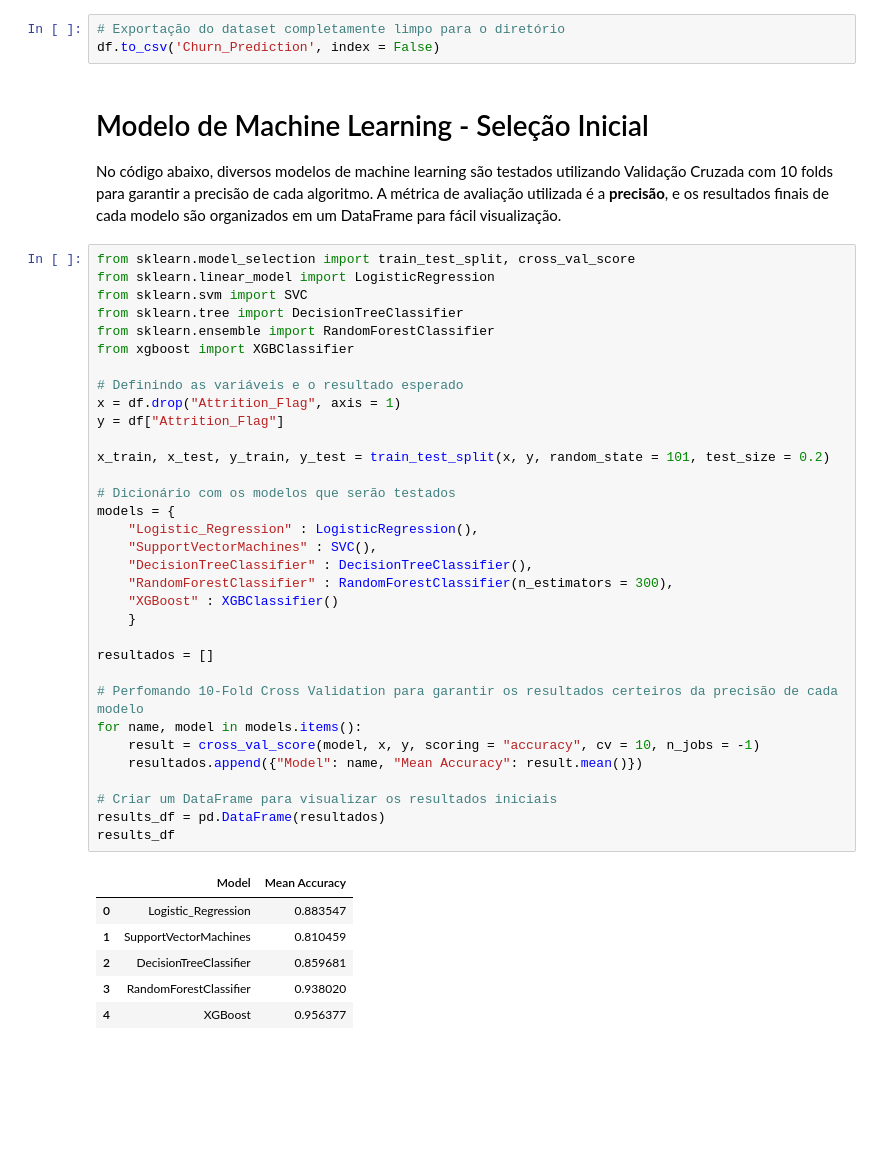
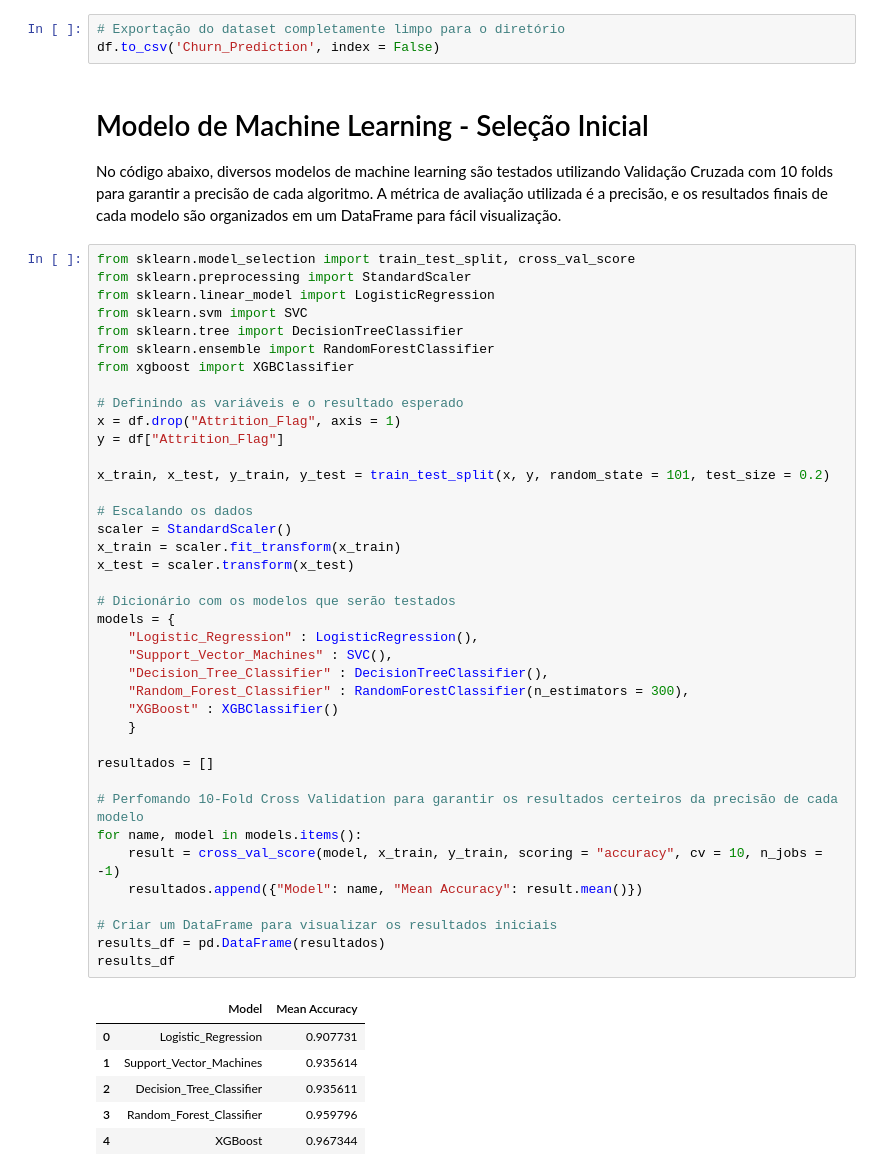
Before and after one commit to Ang3k/Exploracao-Preditiva-de-Dados-para-Churn-de-Clientes-Bancarios-com-Machine-Learning, a Jupyter notebook: Project_Prototype.ipynb, the cells around one changed output. Drawn from its saved outputs; the diff is of its cells as text; blank space fills up the shorter version.

```diff
--- a/Project_Prototype.ipynb
+++ b/Project_Prototype.ipynb
@@ -300,44 +300,50 @@ df[natural_rankings] = encoder.fit_transform(df[natural_rankings])
 df.to_csv('Churn_Prediction', index = False)
 # %% [markdown]
 # Modelo de Machine Learning - Seleção Inicial
-No código abaixo, diversos modelos de machine learning são testados utilizando Validação Cruzada com 10 folds para garantir a precisão de cada algoritmo. A métrica de avaliação utilizada é a **precisão**, e os resultados finais de cada modelo são organizados em um DataFrame para fácil visualização.
+No código abaixo, diversos modelos de machine learning são testados utilizando Validação Cruzada com 10 folds para garantir a precisão de cada algoritmo. A métrica de avaliação utilizada é a precisão, e os resultados finais de cada modelo são organizados em um DataFrame para fácil visualização.
 # %%
 from sklearn.model_selection import train_test_split, cross_val_score
+from sklearn.preprocessing import StandardScaler
 from sklearn.linear_model import LogisticRegression
 from sklearn.svm import SVC
 from sklearn.tree import DecisionTreeClassifier
 from sklearn.ensemble import RandomForestClassifier
 from xgboost import XGBClassifier
 
 # Definindo as variáveis e o resultado esperado
 x = df.drop("Attrition_Flag", axis = 1)
 y = df["Attrition_Flag"]
 
 x_train, x_test, y_train, y_test = train_test_split(x, y, random_state = 101, test_size = 0.2)
 
+# Escalando os dados
+scaler = StandardScaler()
+x_train = scaler.fit_transform(x_train)
+x_test = scaler.transform(x_test)
+
 # Dicionário com os modelos que serão testados
 models = {
     "Logistic_Regression" : LogisticRegression(),
-    "SupportVectorMachines" : SVC(),
-    "DecisionTreeClassifier" : DecisionTreeClassifier(),
-    "RandomForestClassifier" : RandomForestClassifier(n_estimators = 300),
+    "Support_Vector_Machines" : SVC(),
+    "Decision_Tree_Classifier" : DecisionTreeClassifier(),
+    "Random_Forest_Classifier" : RandomForestClassifier(n_estimators = 300),
     "XGBoost" : XGBClassifier()
     }
 
 resultados = []
 
 # Perfomando 10-Fold Cross Validation para garantir os resultados certeiros da precisão de cada modelo
 for name, model in models.items():
-    result = cross_val_score(model, x, y, scoring = "accuracy", cv = 10, n_jobs = -1)
+    result = cross_val_score(model, x_train, y_train, scoring = "accuracy", cv = 10, n_jobs = -1)
     resultados.append({"Model": name, "Mean Accuracy": result.mean()})
 
 # Criar um DataFrame para visualizar os resultados iniciais
 results_df = pd.DataFrame(resultados)
 results_df
 # %% [output]
 |  | Model | Mean Accuracy |
-| 0 | Logistic_Regression | 0.883547 |
-| 1 | SupportVectorMachines | 0.810459 |
-| 2 | DecisionTreeClassifier | 0.859681 |
-| 3 | RandomForestClassifier | 0.938020 |
-| 4 | XGBoost | 0.956377 |
+| 0 | Logistic_Regression | 0.907731 |
+| 1 | Support_Vector_Machines | 0.935614 |
+| 2 | Decision_Tree_Classifier | 0.935611 |
+| 3 | Random_Forest_Classifier | 0.959796 |
+| 4 | XGBoost | 0.967344 |
```
Also changed, not shown: parts of 3 cells of this notebook.
